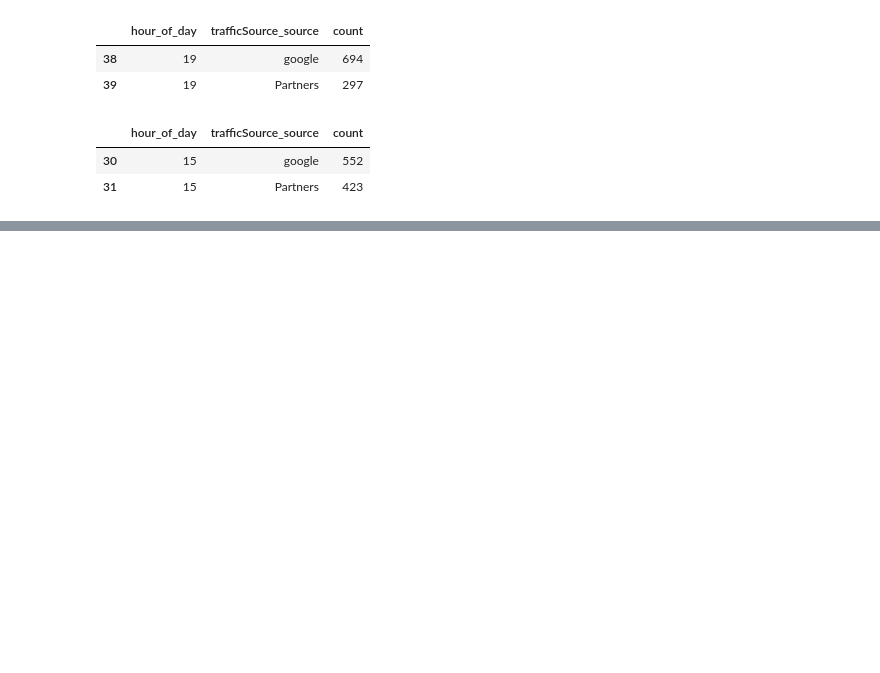
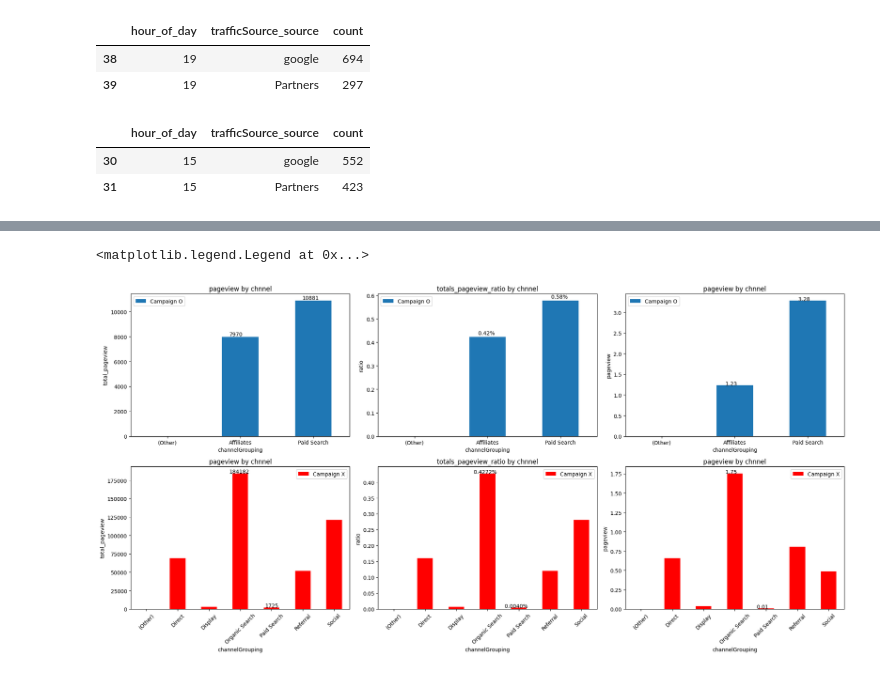
Before and after one commit to eju1019/ipark, a Jupyter notebook: projcet.ipynb, the cells around one changed output, grey strips where cells are left out. Drawn from its saved outputs; the diff is of its cells as text; code cells hidden in the pictures; blank space fills up the shorter version.

```diff
--- a/projcet.ipynb
+++ b/projcet.ipynb
@@ -499,0 +432,76 @@ Name: totals_transactionRevenue, dtype: float64
+# %%
+set_counts=df_set.groupby('channelGrouping')['totals_pageviews'].count()
+total_set_counts=df_set['totals_pageviews'].count()
+pageviews_ratio_set = set_counts / total_set_counts
+
+totals_page_revenue=df_set.groupby('channelGrouping')['totals_pageviews'].sum()
+revenue_per_pagecount=totals_page_revenue/total_set_counts
+
+
+plt.figure(figsize=(20,10))
+plt.subplot(2,3,1)
+set_counts.plot(kind='bar',label='Campaign O')
+plt.xticks(rotation=0)
+plt.text(0.85,set_counts[1]+100,set_counts[1])
+plt.text(1.85,set_counts[2]+100,set_counts[2])
+plt.title('pageview by chnnel')
+plt.ylabel('total_pageview')
+plt.legend()
+
+plt.subplot(2,3,2)
+pageviews_ratio_set.plot(kind='bar',label='Campaign O')
+plt.xticks(rotation=0)
+plt.text(0.85,pageviews_ratio_set[1]+0.01, f'{pageviews_ratio_set[1] : .2f}%')
+plt.text(1.85,pageviews_ratio_set[2]+0.01,f'{pageviews_ratio_set[2] : .2f}%')
+plt.title('totals_pageview_ratio by chnnel')
+plt.ylabel('ratio')
+plt.legend()
+
+plt.subplot(2,3,3)
+revenue_per_pagecount.plot(kind='bar',label='Campaign O')
+plt.xticks(rotation=0)
+plt.text(0.85,revenue_per_pagecount[1], f'{revenue_per_pagecount[1] : .2f}')
+plt.text(1.85,revenue_per_pagecount[2],f'{revenue_per_pagecount[2] : .2f}')
+plt.title('pageview by chnnel')
+plt.ylabel('pageview')
+plt.legend()
+
+not_set_counts=df_not_set.groupby('channelGrouping')['totals_pageviews'].count()
+total_not_set_counts=df_not_set['totals_pageviews'].count()
+pageviews_ratio_not_set = not_set_counts / total_not_set_counts
+
+totals_page_revenue_notset=df_not_set.groupby('channelGrouping')['totals_pageviews'].sum()
+chnnel_per_pagecount_notset=totals_page_revenue_notset/total_not_set_counts
+
+
+
+plt.subplot(2,3,4)
+not_set_counts.plot(kind='bar',color='red',label='Campaign X')
+plt.xticks(rotation=45)
+plt.text(2.65,not_set_counts[3]+500,not_set_counts[3])
+plt.text(3.8,not_set_counts[4]+500,not_set_counts[4])
+plt.title('pageview by chnnel')
+plt.ylabel('total_pageview')
+plt.legend()
+
+plt.subplot(2,3,5)
+pageviews_ratio_not_set.plot(kind='bar',color='red',label='Campaign X')
+plt.xticks(rotation=45)
+plt.text(2.5,pageviews_ratio_not_set[3], f'{pageviews_ratio_not_set[3] : .4f}%')
+plt.text(3.5,pageviews_ratio_not_set[4],f'{pageviews_ratio_not_set[4] : .4f}%')
+plt.title('totals_pageview_ratio by chnnel')
+plt.ylabel('ratio')
+plt.legend()
+
+plt.subplot(2,3,6)
+chnnel_per_pagecount_notset.plot(kind='bar',color='red',label='Campaign X')
+plt.xticks(rotation=45)
+plt.text(2.65,chnnel_per_pagecount_notset[3], f'{chnnel_per_pagecount_notset[3] : .2f}')
+plt.text(3.65,chnnel_per_pagecount_notset[4],f'{chnnel_per_pagecount_notset[4] : .2f}')
+plt.title('pageview by chnnel')
+plt.ylabel('pageview')
+plt.tight_layout()
+plt.legend()
+# %% [output]
+<matplotlib.legend.Legend at 0x...>
+[figure, added]
```
Also changed, not shown: parts of 6 cells of this notebook.
